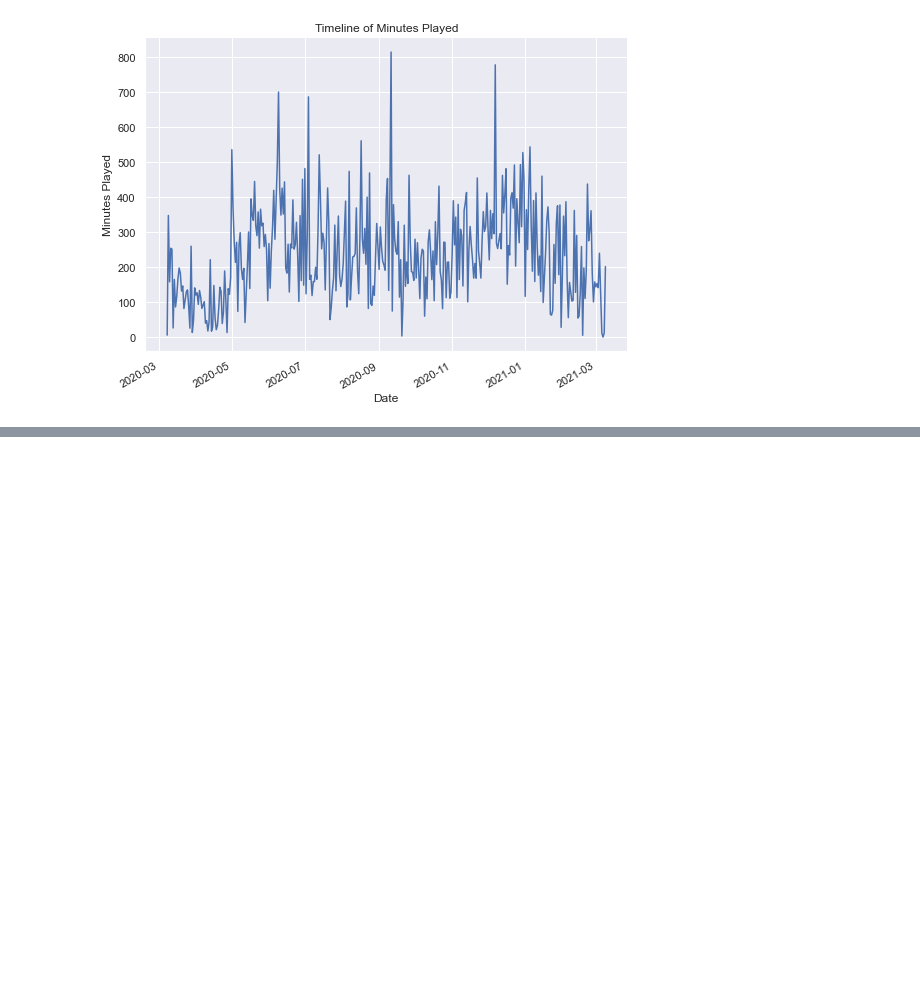
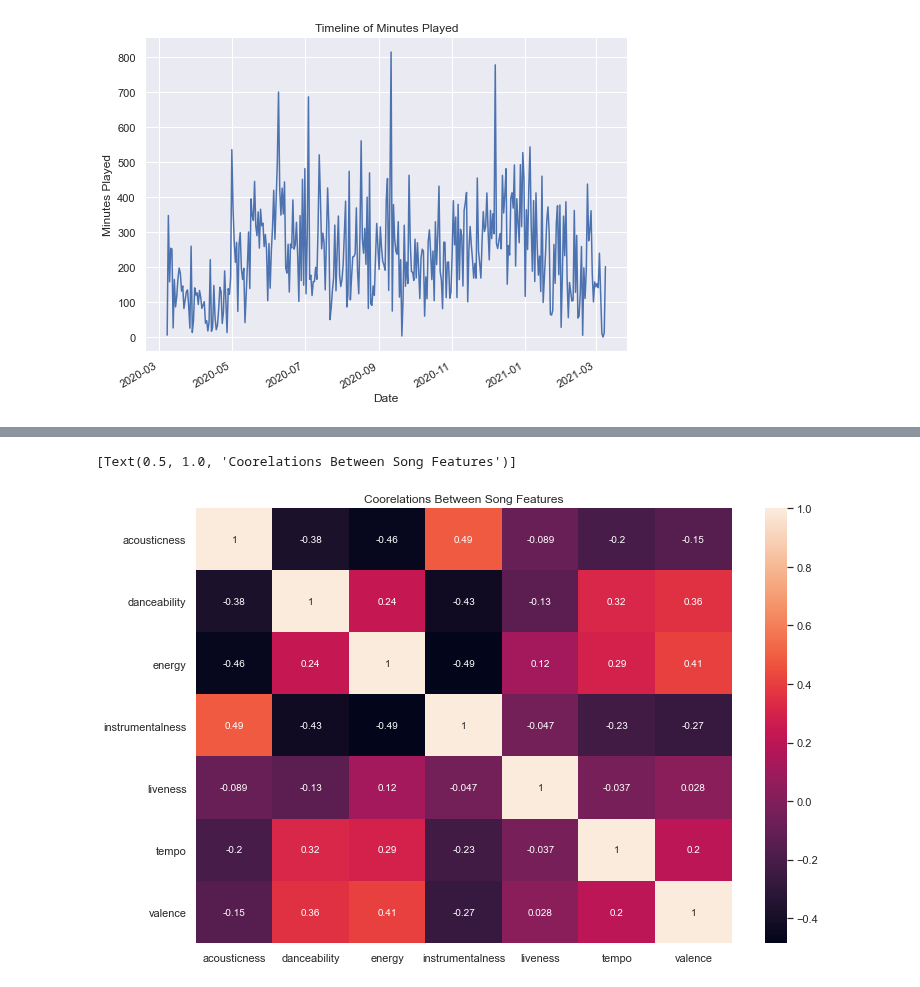
Before and after one commit to lognorman20/spotify_recommender, a Jupyter notebook: exploration.ipynb, the cells around one changed output, grey strips where cells are left out. Drawn from its saved outputs; the diff is of its cells as text; code cells hidden in the pictures; blank space fills up the shorter version.

```diff
--- a/exploration.ipynb
+++ b/exploration.ipynb
@@ -235,0 +251,13 @@ chart.set(xlabel='Date', ylabel='Minutes Played')
+# %%
+# Understanding how song features relate
+corr = df[['acousticness','danceability','energy',
+'instrumentalness','liveness','tempo','valence']].corr()
+import matplotlib.pyplot as plt
+import seaborn as sns
+sns.set(style='darkgrid')
+%matplotlib inline
+plt.figure(figsize=(12,8))
+sns.heatmap(corr, annot=True).set(title='Coorelations Between Song Features')
+# %% [output]
+[Text(0.5, 1.0, 'Coorelations Between Song Features')]
+[figure, added]
```
Also changed, not shown: parts of 3 cells of this notebook.
